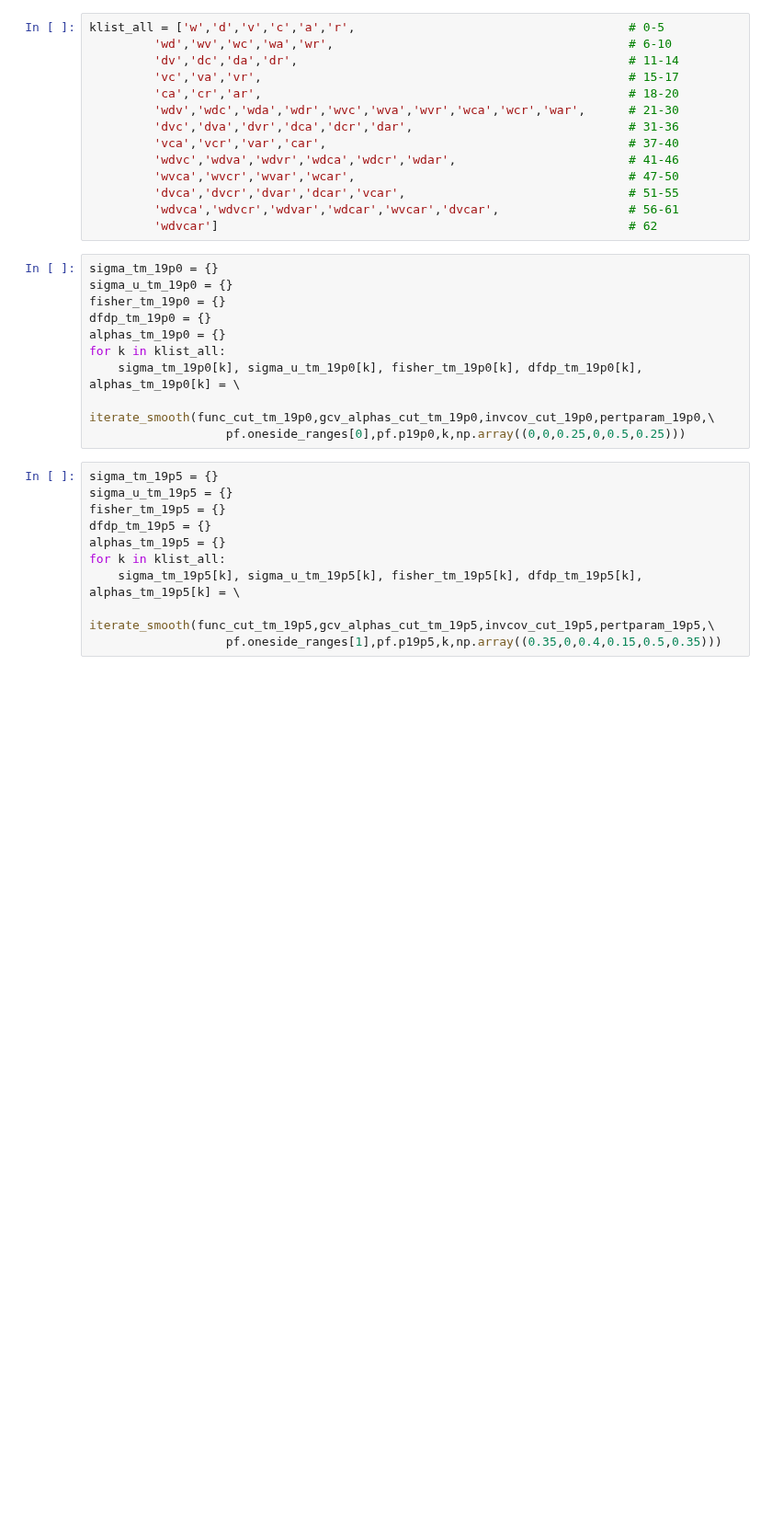
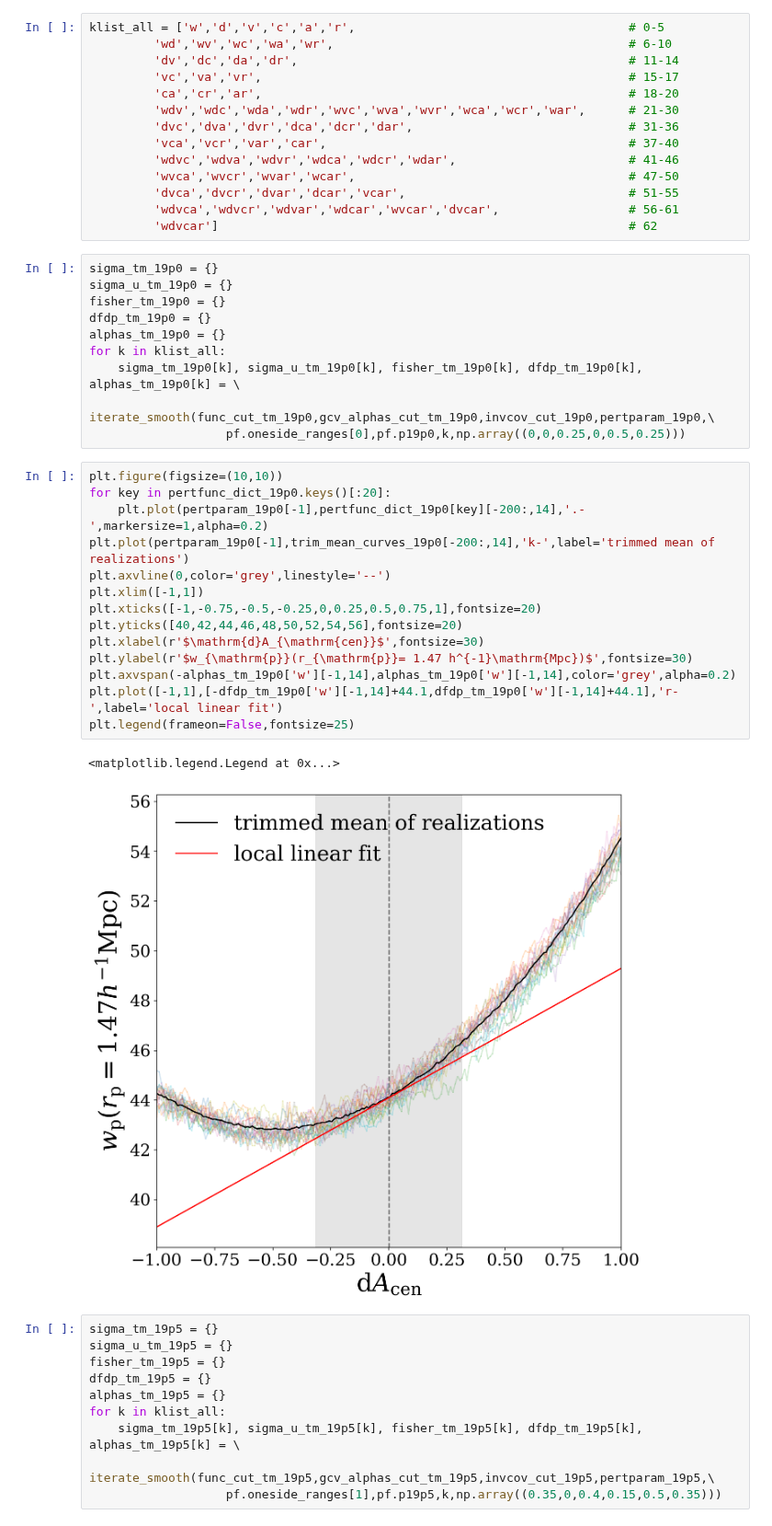
Before and after one commit to KuanWang-Astro/Fisher-paper-version, a Jupyter notebook: Full_analysis_make_table.ipynb, the cells around one changed output. Shown at 92% size. Cells and saved outputs as stored; diff of their text form; blank space fills up the shorter version.

```diff
--- a/Full_analysis_make_table.ipynb
+++ b/Full_analysis_make_table.ipynb
@@ -143,6 +143,23 @@ for k in klist_all:
     sigma_tm_19p0[k], sigma_u_tm_19p0[k], fisher_tm_19p0[k], dfdp_tm_19p0[k], alphas_tm_19p0[k] = \
     iterate_smooth(func_cut_tm_19p0,gcv_alphas_cut_tm_19p0,invcov_cut_19p0,pertparam_19p0,\
                    pf.oneside_ranges[0],pf.p19p0,k,np.array((0,0,0.25,0,0.5,0.25)))
+# %%
+plt.figure(figsize=(10,10))
+for key in pertfunc_dict_19p0.keys()[:20]:
+    plt.plot(pertparam_19p0[-1],pertfunc_dict_19p0[key][-200:,14],'.-',markersize=1,alpha=0.2)
+plt.plot(pertparam_19p0[-1],trim_mean_curves_19p0[-200:,14],'k-',label='trimmed mean of realizations')
+plt.axvline(0,color='grey',linestyle='--')
+plt.xlim([-1,1])
+plt.xticks([-1,-0.75,-0.5,-0.25,0,0.25,0.5,0.75,1],fontsize=20)
+plt.yticks([40,42,44,46,48,50,52,54,56],fontsize=20)
+plt.xlabel(r'$\mathrm{d}A_{\mathrm{cen}}$',fontsize=30)
+plt.ylabel(r'$w_{\mathrm{p}}(r_{\mathrm{p}}= 1.47 h^{-1}\mathrm{Mpc})$',fontsize=30)
+plt.axvspan(-alphas_tm_19p0['w'][-1,14],alphas_tm_19p0['w'][-1,14],color='grey',alpha=0.2)
+plt.plot([-1,1],[-dfdp_tm_19p0['w'][-1,14]+44.1,dfdp_tm_19p0['w'][-1,14]+44.1],'r-',label='local linear fit')
+plt.legend(frameon=False,fontsize=25)
+# %% [output]
+<matplotlib.legend.Legend at 0x...>
+[figure, added]
 # %%
 sigma_tm_19p5 = {}
 sigma_u_tm_19p5 = {}
```
Also changed, not shown: 1 other file.
